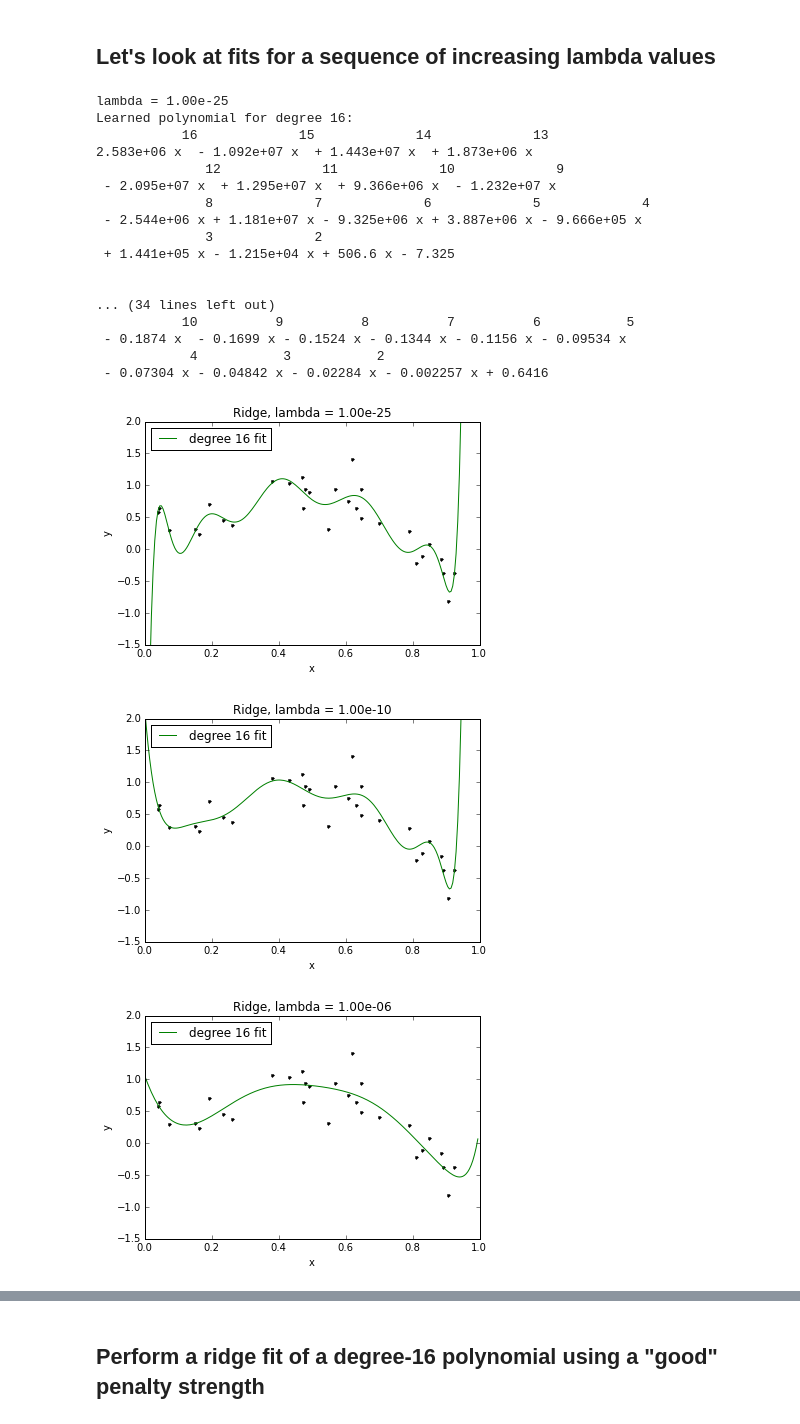
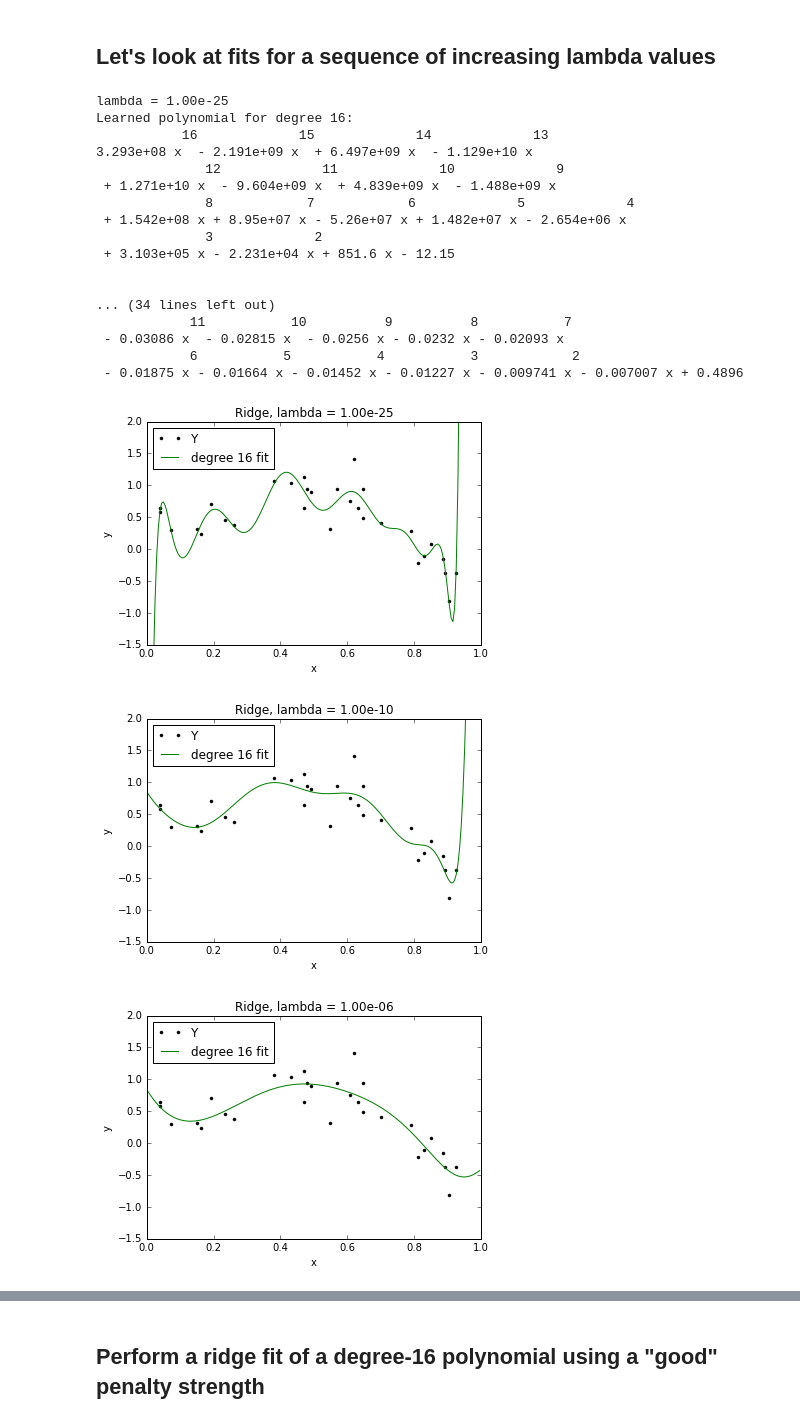
Before and after one commit to mendelvantriet/coursera-washington-regression, a Jupyter notebook: overfitting_demo_ridge_lasso.scikit.ipynb, the cells around one changed output, grey strips where cells are left out. Saved outputs shown, nothing was run; the diff lists cells and outputs as text; code cells hidden in the pictures.

Commit message:
ridge regression part 2

```diff
--- a/overfitting_demo_ridge_lasso.scikit.ipynb
+++ b/overfitting_demo_ridge_lasso.scikit.ipynb
@@ -177,9 +178,9 @@ Ridge regression aims to avoid overfitting by adding a cost to the RSS term of s
 Define our function to solve the ridge objective for a polynomial regression model of any degree:
 # %%
 def polynomial_ridge_regression(data, deg, l2_penalty):
-    model = graphlab.linear_regression.create(polynomial_features(data,deg),
-                                              target='Y', l2_penalty=l2_penalty,
-                                              validation_set=None,verbose=False)
+    model = linear_model.Ridge(alpha=l2_penalty, normalize=True)
+    X = polynomial_features(data.filter(regex=("[^Y]")), deg)
+    model.fit(X, data['Y'])
     return model
 # %% [markdown]
 ## Perform a ridge fit of a degree-16 polynomial using a *very* small penalty strength
@@ -222,30 +223,30 @@ plot_poly_predictions(data,model)
 # %%
 for l2_penalty in [1e-25, 1e-10, 1e-6, 1e-3, 1e2]:
     model = polynomial_ridge_regression(data, deg=16, l2_penalty=l2_penalty)
-    print 'lambda = %.2e' % l2_penalty
+    print('lambda = {:.2e}'.format(l2_penalty))
     print_coefficients(model)
-    print '\n'
+    print('\n')
     plt.figure()
     plot_poly_predictions(data,model)
-    plt.title('Ridge, lambda = %.2e' % l2_penalty)
+    plt.title('Ridge, lambda = {:.2e}'.format(l2_penalty))
 # %% [output]
 lambda = 1.00e-25
 Learned polynomial for degree 16:
            16             15             14             13
-2.583e+06 x  - 1.092e+07 x  + 1.443e+07 x  + 1.873e+06 x
+3.293e+08 x  - 2.191e+09 x  + 6.497e+09 x  - 1.129e+10 x
               12             11             10             9
- - 2.095e+07 x  + 1.295e+07 x  + 9.366e+06 x  - 1.232e+07 x
-              8             7             6             5             4
- - 2.544e+06 x + 1.181e+07 x - 9.325e+06 x + 3.887e+06 x - 9.666e+05 x
+ + 1.271e+10 x  - 9.604e+09 x  + 4.839e+09 x  - 1.488e+09 x
+              8            7            6             5             4
+ + 1.542e+08 x + 8.95e+07 x - 5.26e+07 x + 1.482e+07 x - 2.654e+06 x
               3             2
- + 1.441e+05 x - 1.215e+04 x + 506.6 x - 7.325
+ + 3.103e+05 x - 2.231e+04 x + 851.6 x - 12.15
 
 
 ... (34 lines left out)
-           10          9          8          7          6           5
- - 0.1874 x  - 0.1699 x - 0.1524 x - 0.1344 x - 0.1156 x - 0.09534 x
-            4           3           2
- - 0.07304 x - 0.04842 x - 0.02284 x - 0.002257 x + 0.6416
+            11           10          9          8           7
+ - 0.03086 x  - 0.02815 x  - 0.0256 x - 0.0232 x - 0.02093 x
+            6           5           4           3            2
+ - 0.01875 x - 0.01664 x - 0.01452 x - 0.01227 x - 0.009741 x - 0.007007 x + 0.4896
-[figure, old version]
+[figure, new version]
-[figure, old version]
+[figure, new version]
-[figure, old version]
+[figure, new version]
```
Also changed, not shown: parts of 12 cells of this notebook.
